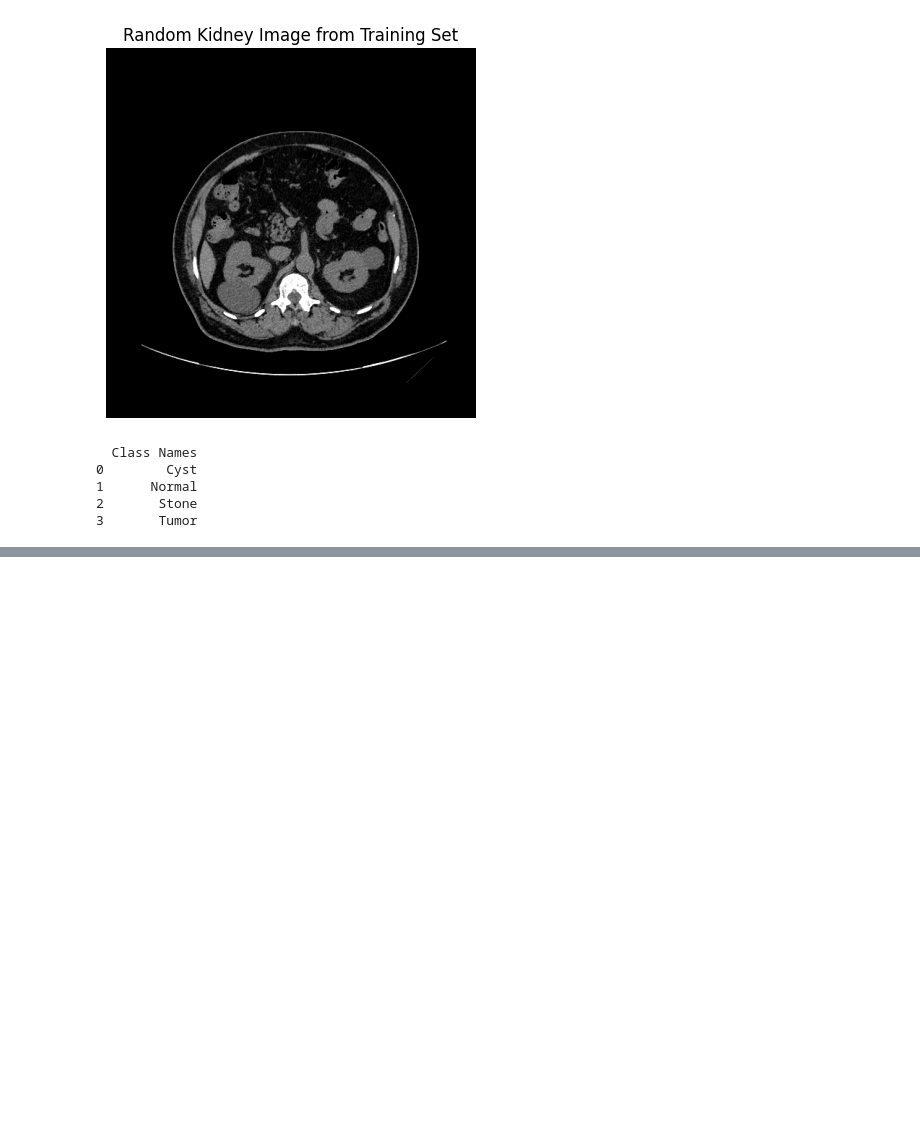
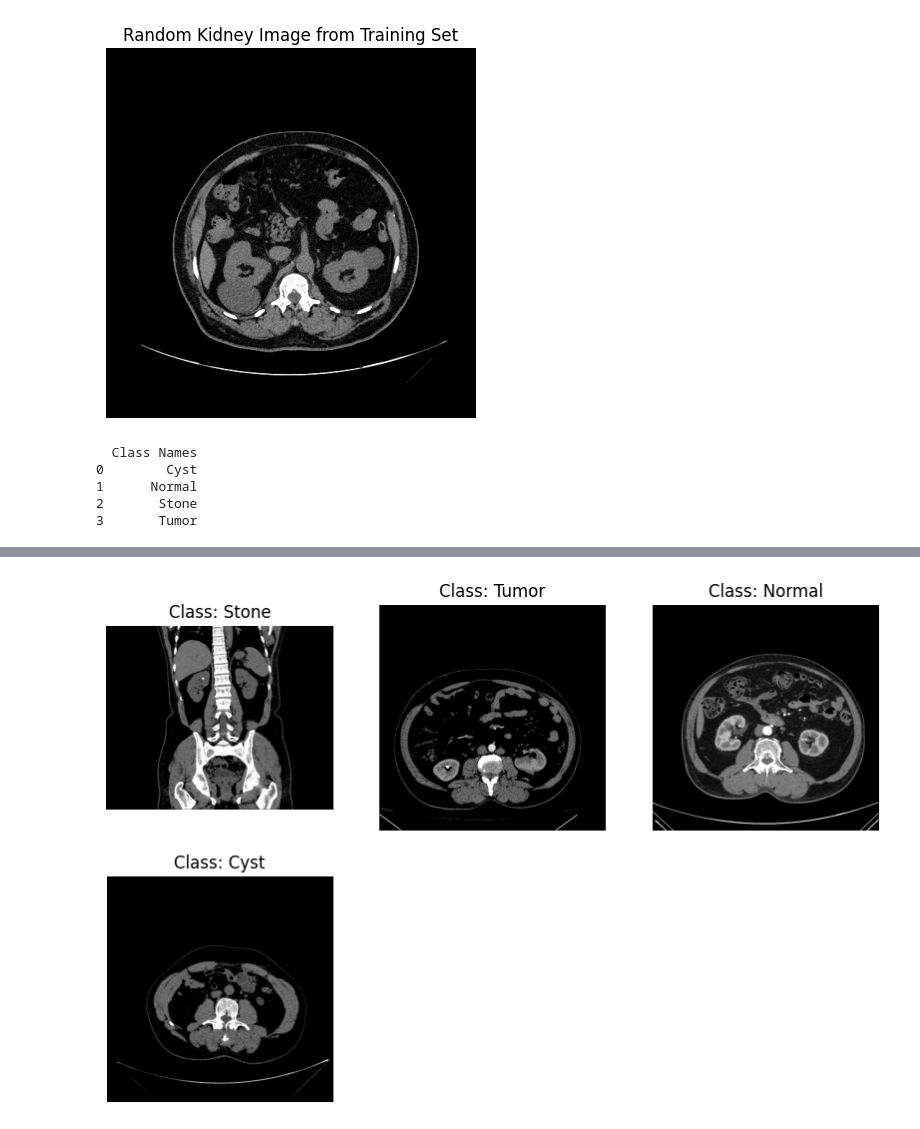
Before and after one commit to Samiul1902/kidney_cancer_detection_project, a Jupyter notebook: kidney_segment.ipynb, the cells around one changed output, grey strips where cells are left out. Cells and saved outputs as stored; diff of their text form; code cells hidden in the pictures; blank space fills up the shorter version.

```diff
--- a/kidney_segment.ipynb
+++ b/kidney_segment.ipynb
@@ -64,0 +139,20 @@ print(class_names)
+# %%
+#show n random images from different classes
+def view_n_images_different_classes(target_dir, class_names):
+    plt.figure(figsize=(10,10))
+    num_classes = min(9, len(class_names))
+    selected_classes = random.sample(list(class_names["Class Names"].values), num_classes)
+    for i, target_class in enumerate(selected_classes):
+        target_folder = os.path.join(target_dir, target_class)
+        images = os.listdir(target_folder)
+        num_images = min(1, len(images))
+        random_image = random.sample(images, num_images)
+        img = mpimg.imread(os.path.join(target_folder, random_image[0]))
+        plt.subplot(3,3,i+1)
+        plt.imshow(img)
+        plt.title(f"Class: {target_class}")
+        plt.axis('off')
+    plt.show()
+view_n_images_different_classes(target_dir=train_dir, class_names=class_names)
+# %% [output]
+[figure, added]
```
Also changed, not shown: parts of 5 cells of this notebook.
